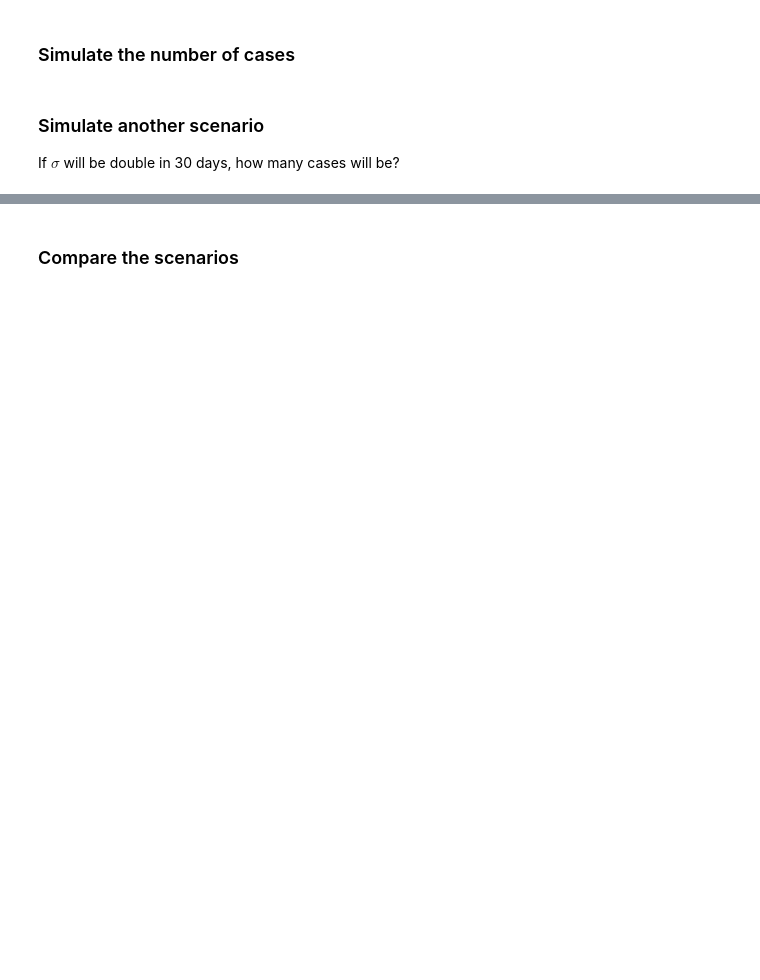
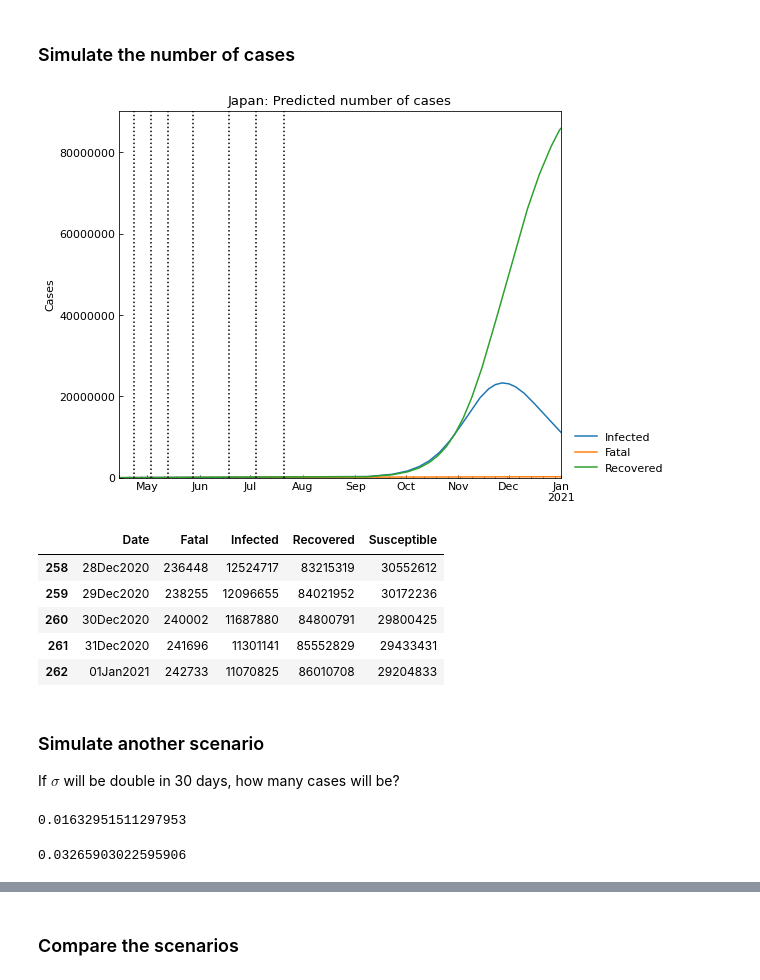
Before and after one commit to lisphilar/covid19-sir, a Jupyter notebook: example/usage_quick.ipynb, the cells around one changed output, grey strips where cells are left out. Drawn from its saved outputs; the diff is of its cells as text; code cells hidden in the pictures; blank space fills up the shorter version.

```diff
--- a/example/usage_quick.ipynb
+++ b/example/usage_quick.ipynb
@@ -140,17 +313,29 @@ df.T
 ### Simulate the number of cases
 # %%
 scenario.clear(name="Main")
-scenario.add_phase(name="Main", end_date="01Jan2021")
+scenario.add(name="Main", end_date="01Jan2021")
 main_sim_df = scenario.simulate(name="Main")
 main_sim_df.tail()
+# %% [output]
+[figure, added]
+|  | Date | Fatal | Infected | Recovered | Susceptible |
+| 258 | 28Dec2020 | 236448 | 12524717 | 83215319 | 30552612 |
+| 259 | 29Dec2020 | 238255 | 12096655 | 84021952 | 30172236 |
+| 260 | 30Dec2020 | 240002 | 11687880 | 84800791 | 29800425 |
+| 261 | 31Dec2020 | 241696 | 11301141 | 85552829 | 29433431 |
+| 262 | 01Jan2021 | 242733 | 11070825 | 86010708 | 29204833 |
 # %% [markdown]
 ### Simulate another scenario
 If $\sigma$ will be double in 30 days, how many cases will be?
 # %%
 sigma_current = scenario.get("sigma", name="Main", phase="last")
 sigma_current
+# %% [output]
+0.01632951511297953
 # %%
 sigma_new = sigma_current * 2
 sigma_new
+# %% [output]
+0.03265903022595906
 # %%
 scenario.clear(name="Medicine")
```
Also changed, not shown: parts of 32 cells of this notebook, 5 other files.
